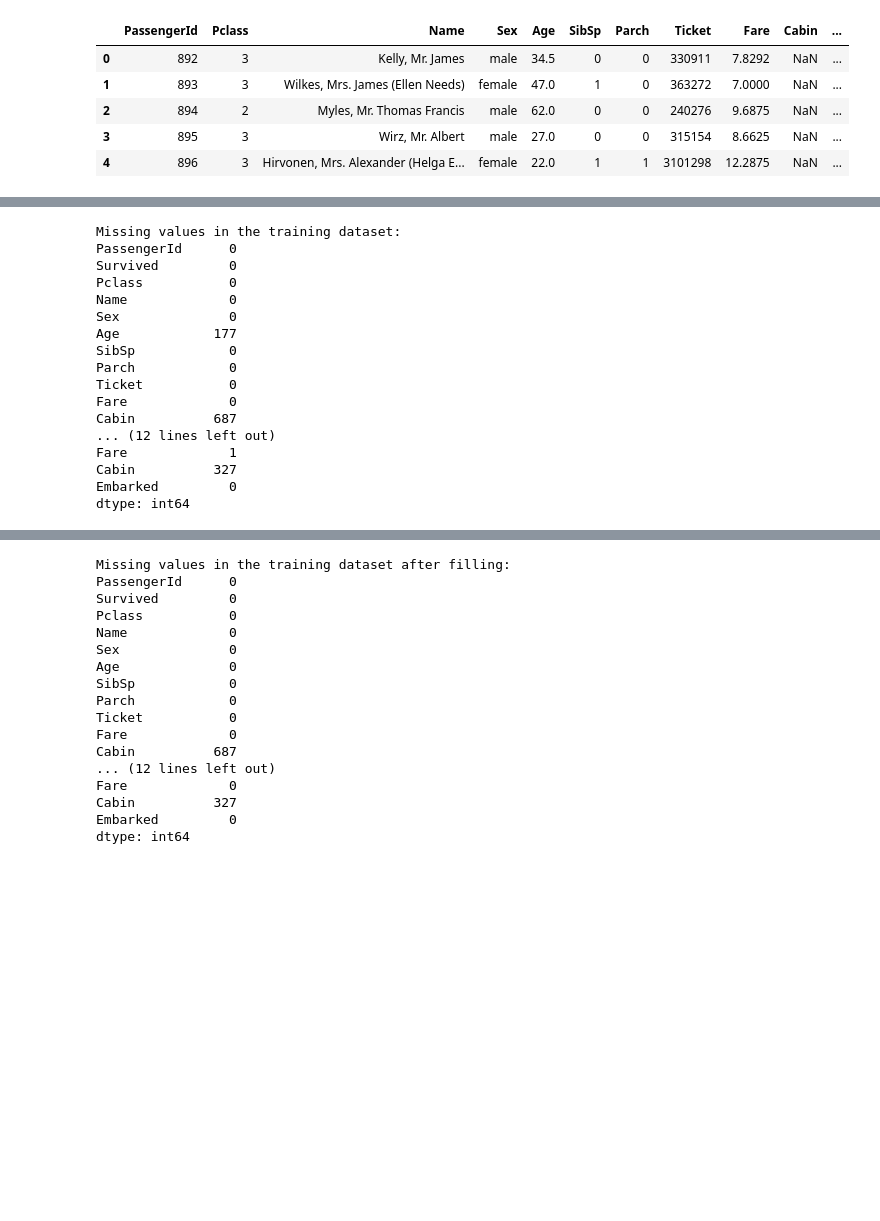
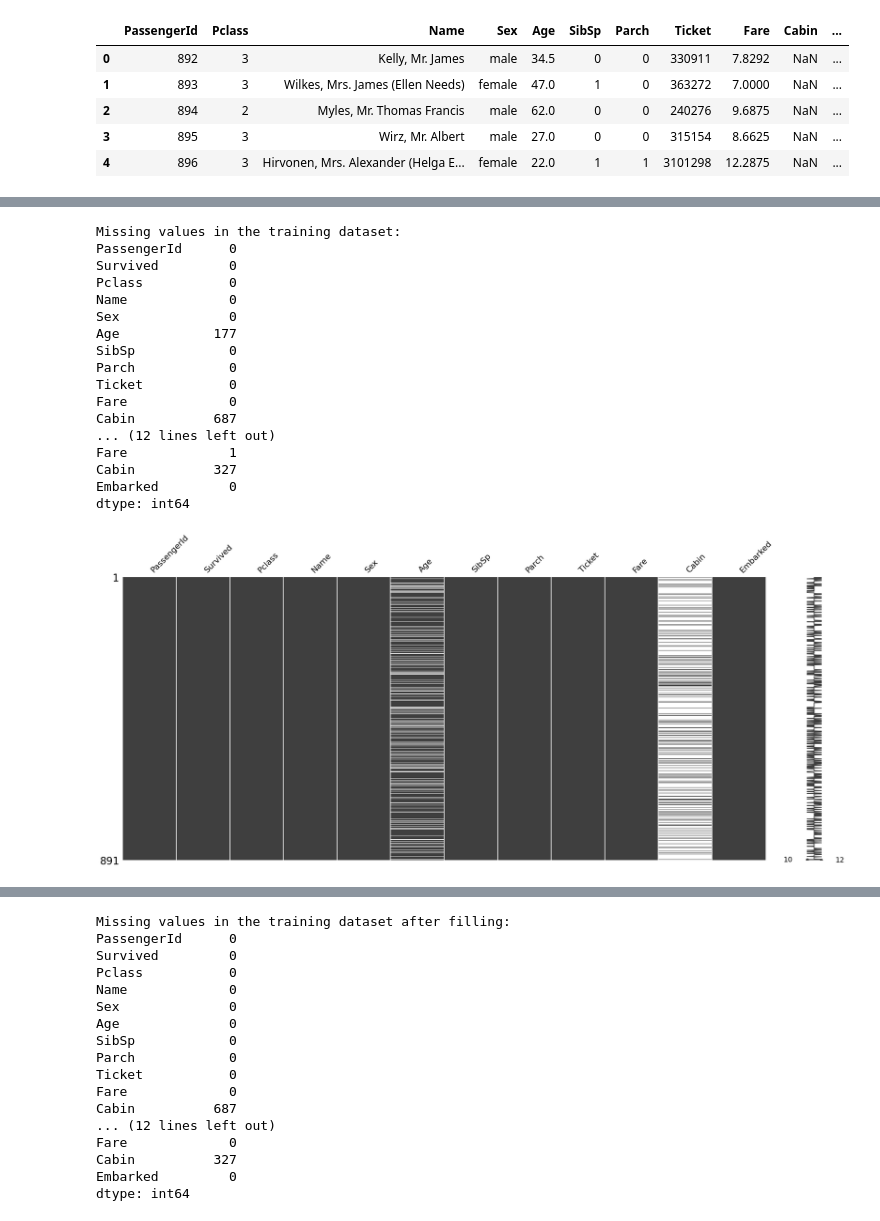
Before and after one commit to irsalsabil/titanic, a Jupyter notebook: train_titanic_model.ipynb, the cells around one changed output, grey strips where cells are left out. Drawn from its saved outputs; the diff is of its cells as text; code cells hidden in the pictures; blank space fills up the shorter version.

```diff
--- a/train_titanic_model.ipynb
+++ b/train_titanic_model.ipynb
@@ -36,26 +70,32 @@ Test Data Preview:
 # %%
 # Screen for missing values in the training dataset
 print("Missing values in the training dataset:")
 print(train_df.isnull().sum())
 
 # Screen for missing values in the test dataset
 print("\nMissing values in the test dataset:")
 print(test_df.isnull().sum())
+
+# Visualize missing values
+import missingno as msno
+msno.matrix(train_df)
+plt.show()
 # %% [output]
 Missing values in the training dataset:
 PassengerId      0
 Survived         0
 Pclass           0
 Name             0
 Sex              0
 Age            177
 SibSp            0
 Parch            0
 Ticket           0
 Fare             0
 Cabin          687
 ... (12 lines left out)
 Fare             1
 Cabin          327
 Embarked         0
 dtype: int64
+[figure, added]
```
Also changed, not shown: parts of 6 cells of this notebook.
